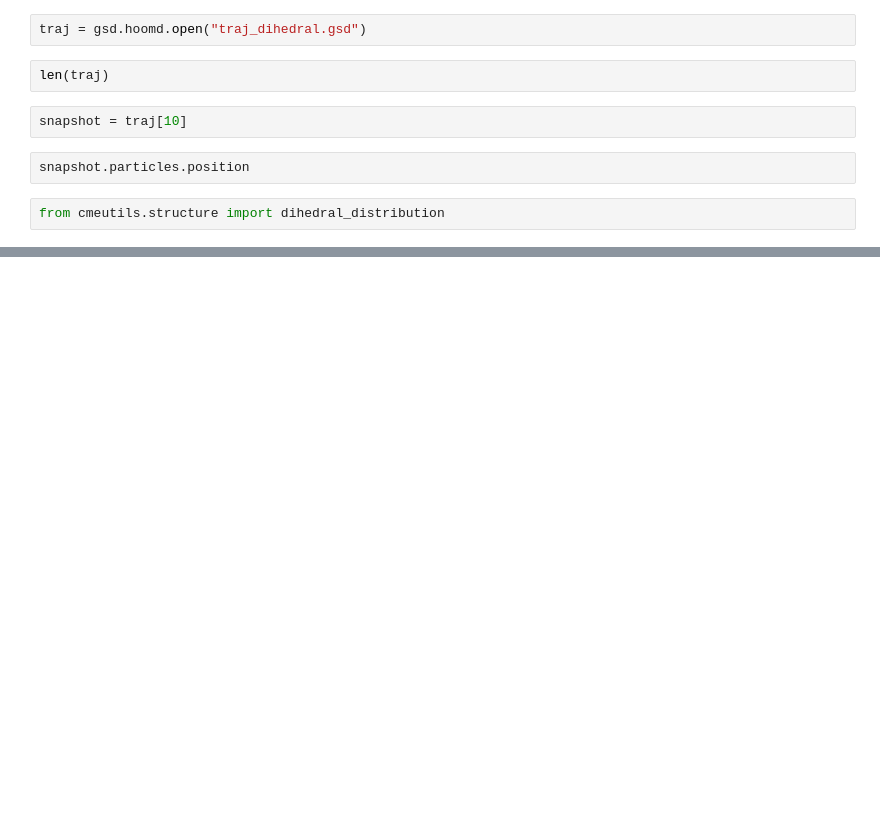
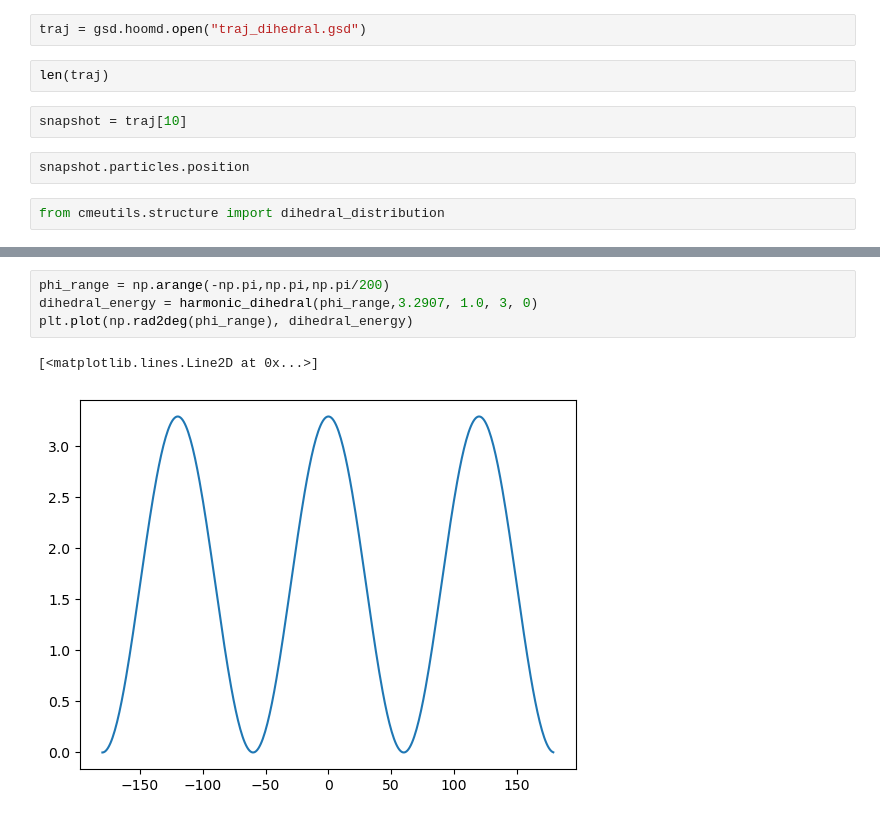
Before and after one commit to gwenwhite/dihedral2, a Jupyter notebook: Butane_Dihedral_Test.ipynb, the cells around one changed output, grey strips where cells are left out. Cells and saved outputs as stored; diff of their text form; blank space fills up the shorter version.

```diff
--- a/Butane_Dihedral_Test.ipynb
+++ b/Butane_Dihedral_Test.ipynb
@@ -73,0 +107,7 @@ dist = dihedral_distribution('traj_dihedral.gsd',A_name = "c3", B_name = "c3", C
+# %%
+phi_range = np.arange(-np.pi,np.pi,np.pi/200)
+dihedral_energy = harmonic_dihedral(phi_range,3.2907, 1.0, 3, 0)
+plt.plot(np.rad2deg(phi_range), dihedral_energy)
+# %% [output]
+[<matplotlib.lines.Line2D at 0x...>]
+[figure, added]
```
Also changed, not shown: parts of 21 cells of this notebook, 1 other file.
